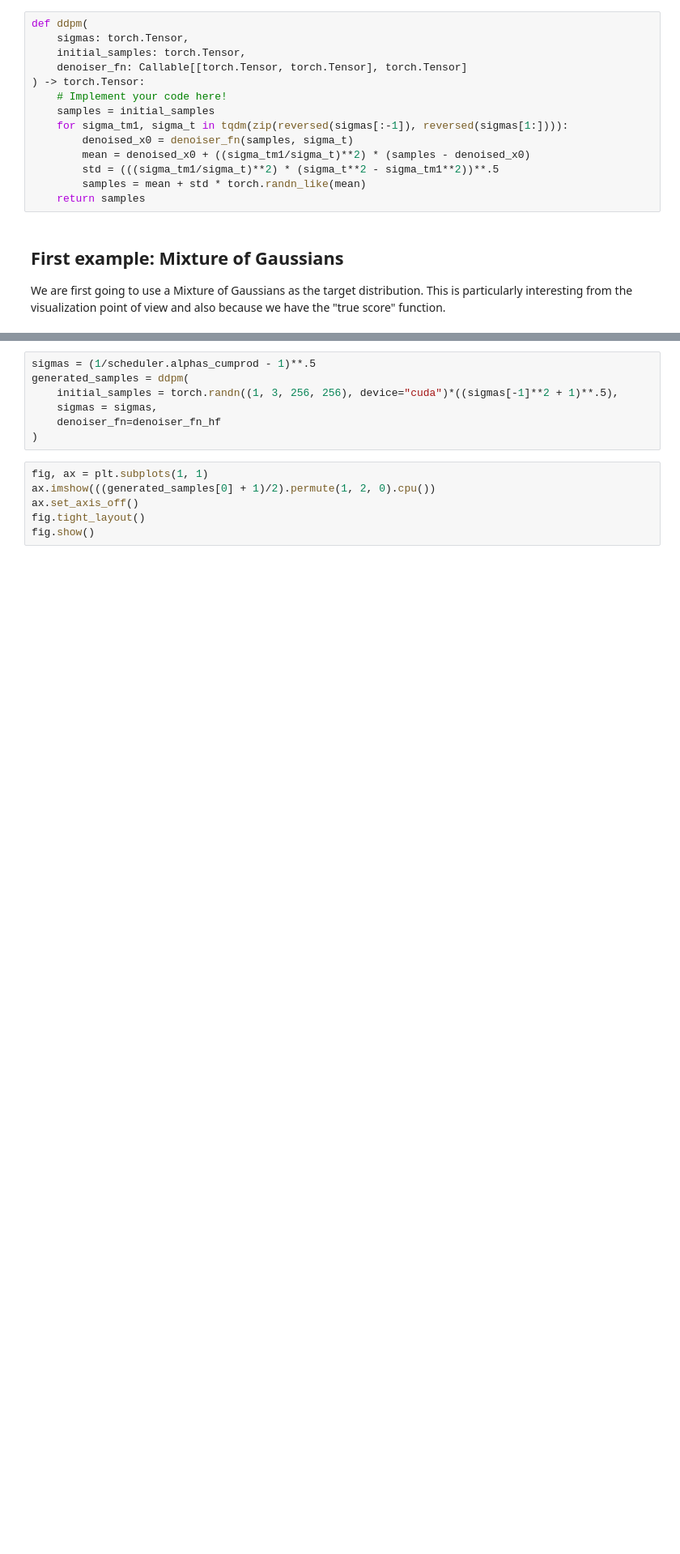
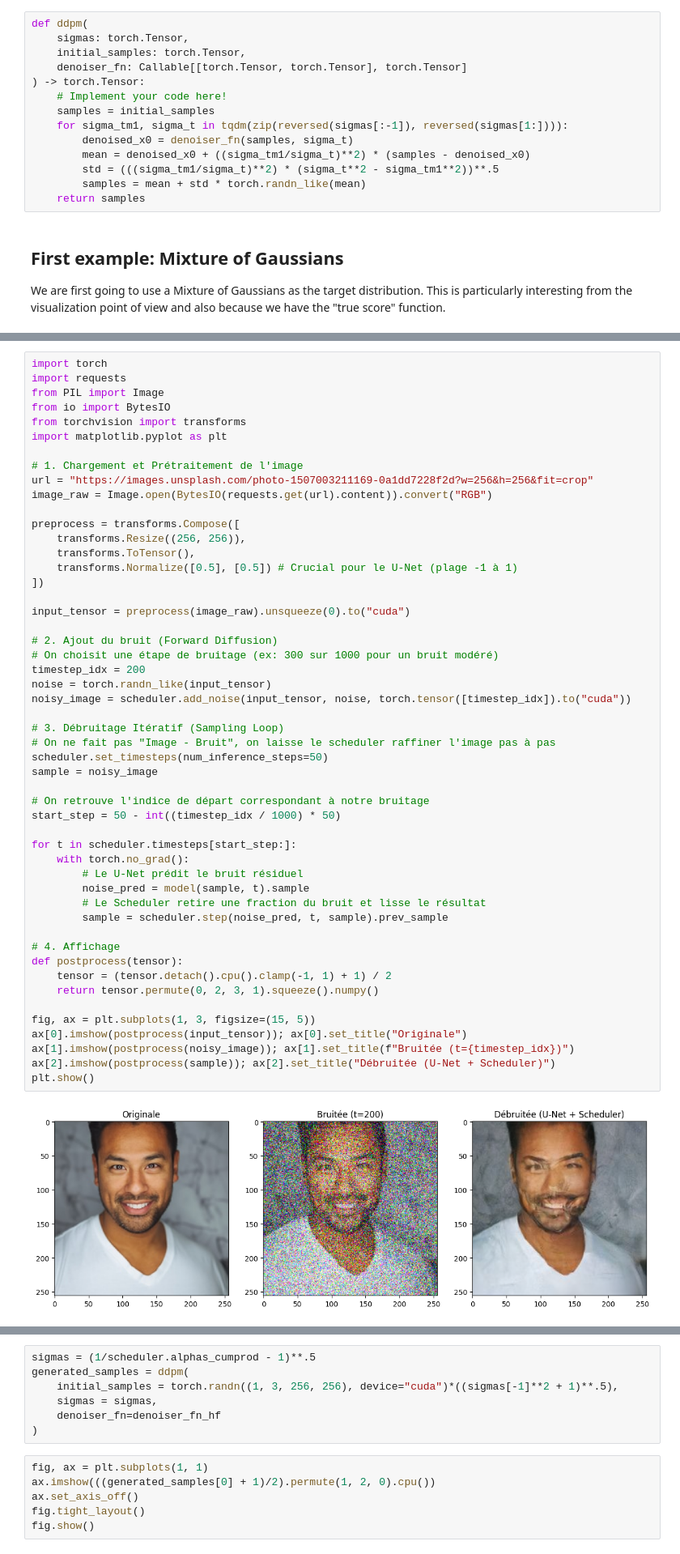
Before and after one commit to NDesassis/notebooks, a Jupyter notebook: unconditional_generation_solution.ipynb, the cells around one changed output, grey strips where cells are left out. Shown at 81% size. Cells and saved outputs as stored; diff of their text form; blank space fills up the shorter version.

```diff
--- a/unconditional_generation_solution.ipynb
+++ b/unconditional_generation_solution.ipynb
@@ -101 +119,54 @@ fig.show()
+# %%
+import torch
+import requests
+from PIL import Image
+from io import BytesIO
+from torchvision import transforms
+import matplotlib.pyplot as plt
+
+# 1. Chargement et Prétraitement de l'image
+url = "https://images.unsplash.com/photo-1507003211169-0a1dd7228f2d?w=256&h=256&fit=crop"
+image_raw = Image.open(BytesIO(requests.get(url).content)).convert("RGB")
+
+preprocess = transforms.Compose([
+    transforms.Resize((256, 256)),
+    transforms.ToTensor(),
+    transforms.Normalize([0.5], [0.5]) # Crucial pour le U-Net (plage -1 à 1)
+])
+
+input_tensor = preprocess(image_raw).unsqueeze(0).to("cuda")
+
+# 2. Ajout du bruit (Forward Diffusion)
+# On choisit une étape de bruitage (ex: 300 sur 1000 pour un bruit modéré)
+timestep_idx = 200
+noise = torch.randn_like(input_tensor)
+noisy_image = scheduler.add_noise(input_tensor, noise, torch.tensor([timestep_idx]).to("cuda"))
+
+# 3. Débruitage Itératif (Sampling Loop)
+# On ne fait pas "Image - Bruit", on laisse le scheduler raffiner l'image pas à pas
+scheduler.set_timesteps(num_inference_steps=50)
+sample = noisy_image
+
+# On retrouve l'indice de départ correspondant à notre bruitage
+start_step = 50 - int((timestep_idx / 1000) * 50)
+
+for t in scheduler.timesteps[start_step:]:
+    with torch.no_grad():
+        # Le U-Net prédit le bruit résiduel
+        noise_pred = model(sample, t).sample
+        # Le Scheduler retire une fraction du bruit et lisse le résultat
+        sample = scheduler.step(noise_pred, t, sample).prev_sample
+
+# 4. Affichage
+def postprocess(tensor):
+    tensor = (tensor.detach().cpu().clamp(-1, 1) + 1) / 2
+    return tensor.permute(0, 2, 3, 1).squeeze().numpy()
+
+fig, ax = plt.subplots(1, 3, figsize=(15, 5))
+ax[0].imshow(postprocess(input_tensor)); ax[0].set_title("Originale")
+ax[1].imshow(postprocess(noisy_image)); ax[1].set_title(f"Bruitée (t={timestep_idx})")
+ax[2].imshow(postprocess(sample)); ax[2].set_title("Débruitée (U-Net + Scheduler)")
+plt.show()
+# %% [output]
+[figure, added]
 # %%
```
Also changed, not shown: parts of 5 cells of this notebook.
